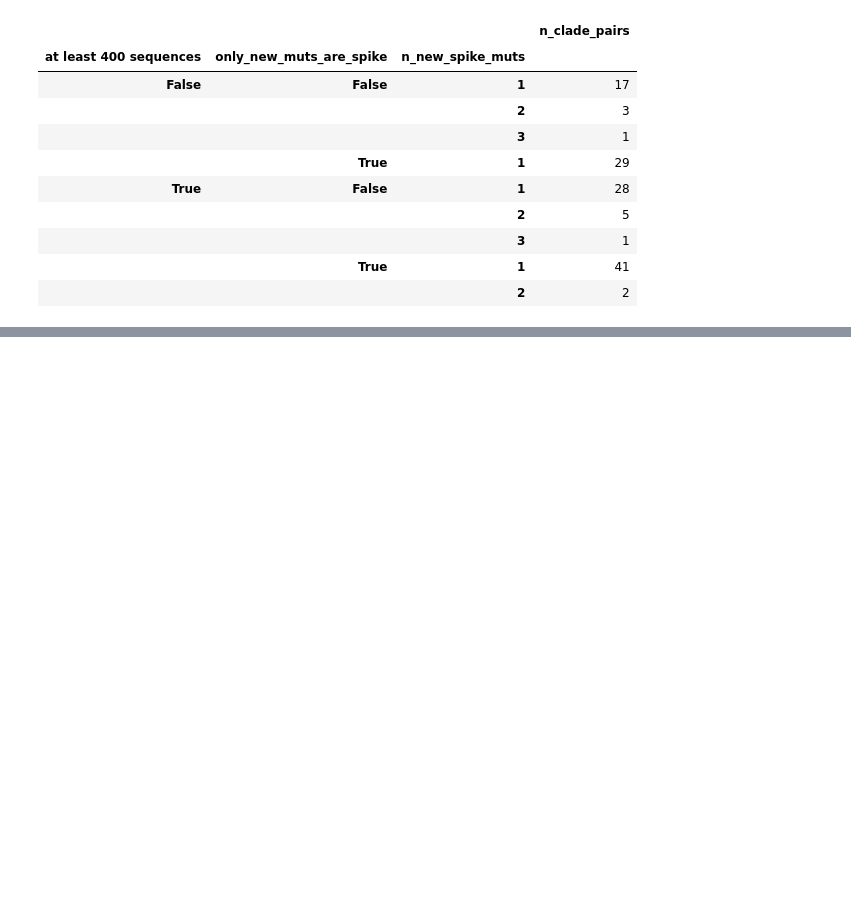
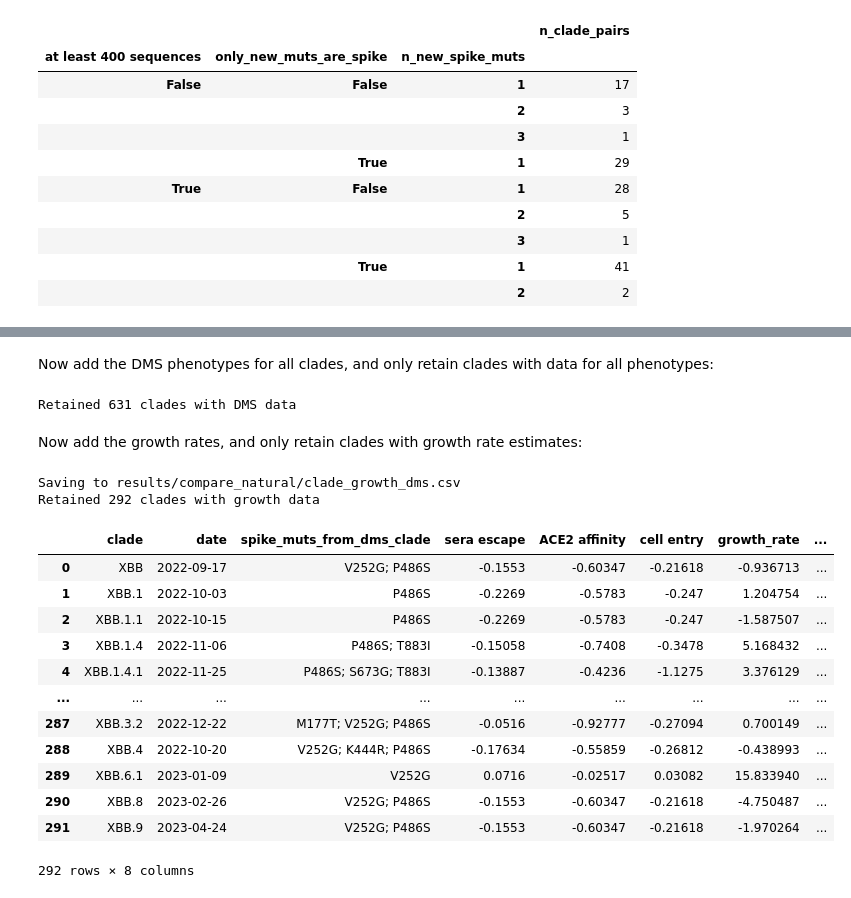
Before and after one commit to dms-vep/SARS-CoV-2_XBB.1.5_spike_DMS, a Jupyter notebook: notebooks/compare_natural.ipynb, the cells around one changed output, grey strips where cells are left out. Drawn from its saved outputs; the diff is of its cells as text; code cells hidden in the pictures; blank space fills up the shorter version.

Commit message:
compute absolute growth and DMS phenotypes

```diff
--- a/notebooks/compare_natural.ipynb
+++ b/notebooks/compare_natural.ipynb
@@ -26,12 +28,15 @@ pango_consensus_seqs_json = (
     "results/compare_natural/pango-consensus-seuqences_summary.json"
 )
 pair_growth_dms_csv = "results/compare_natural/clade_pair_growth_dms.csv"
+clade_growth_dms_csv = "results/compare_natural/clade_growth_dms.csv"
 
 pair_min_spike_muts = 1
 pair_max_spike_muts = None
 
 split_by_rbd = False
 
+dms_clade = "XBB.1.5"
+
 import os
 os.chdir("../")
 # %%
@@ -717,0 +783,45 @@ min_sequences=400, only_new_muts_are_spike=False, muts_excluded=('L455F',):
+# %% [markdown]
+Now add the DMS phenotypes for all clades, and only retain clades with data for all phenotypes:
+# %%
+clade_dms_df = (
+    clade_df
+    # to add multiple columns: https://stackoverflow.com/a/46814360
+    .apply(
+        lambda cols: pd.concat([cols, pd.Series(muts_dms(cols["spike_muts_from_dms_clade_list"]))]),
+        axis=1,
+    )
+    .drop(columns="spike_muts_from_dms_clade_list")
+    # remove any clade pairs for which we don't have DMS data for all phenotypes
+    .query(" and ".join(f"`{p}`.notnull()" for p in phenotypes))
+    .reset_index(drop=True)
+)
+
+print(f"Retained {len(clade_dms_df)} clades with DMS data")
+# %% [output]
+Retained 631 clades with DMS data
+# %% [markdown]
+Now add the growth rates, and only retain clades with growth rate estimates:
+# %%
+clade_growth_dms_df = clade_dms_df.merge(growth_rates, on="clade", validate="one_to_one")
+
+print(f"Saving to {clade_growth_dms_csv}")
+clade_growth_dms_df.to_csv(clade_growth_dms_csv, float_format="%.5g", index=False)
+
+print(f"Retained {len(clade_growth_dms_df)} clades with growth and DMS data")
+clade_growth_dms_df
+# %% [output]
+Saving to results/compare_natural/clade_growth_dms.csv
+Retained 292 clades with growth data
+|  | clade | date | spike_muts_from_dms_clade | sera escape | ACE2 affinity | cell entry | growth_rate | ... |
+| 0 | XBB | 2022-09-17 | V252G; P486S | -0.1553 | -0.60347 | -0.21618 | -0.936713 | ... |
+| 1 | XBB.1 | 2022-10-03 | P486S | -0.2269 | -0.5783 | -0.247 | 1.204754 | ... |
+| 2 | XBB.1.1 | 2022-10-15 | P486S | -0.2269 | -0.5783 | -0.247 | -1.587507 | ... |
+| 3 | XBB.1.4 | 2022-11-06 | P486S; T883I | -0.15058 | -0.7408 | -0.3478 | 5.168432 | ... |
+| 4 | XBB.1.4.1 | 2022-11-25 | P486S; S673G; T883I | -0.13887 | -0.4236 | -1.1275 | 3.376129 | ... |
+| ... | ... | ... | ... | ... | ... | ... | ... | ... |
+| 287 | XBB.3.2 | 2022-12-22 | M177T; V252G; P486S | -0.0516 | -0.92777 | -0.27094 | 0.700149 | ... |
+| 288 | XBB.4 | 2022-10-20 | V252G; K444R; P486S | -0.17634 | -0.55859 | -0.26812 | -0.438993 | ... |
+| 289 | XBB.6.1 | 2023-01-09 | V252G | 0.0716 | -0.02517 | 0.03082 | 15.833940 | ... |
+| 290 | XBB.8 | 2023-02-26 | V252G; P486S | -0.1553 | -0.60347 | -0.21618 | -4.750487 | ... |
+| 291 | XBB.9 | 2023-04-24 | V252G; P486S | -0.1553 | -0.60347 | -0.21618 | -1.970264 | ... |
+292 rows × 8 columns
```
Also changed, not shown: parts of 9 cells of this notebook, 3 other files.
